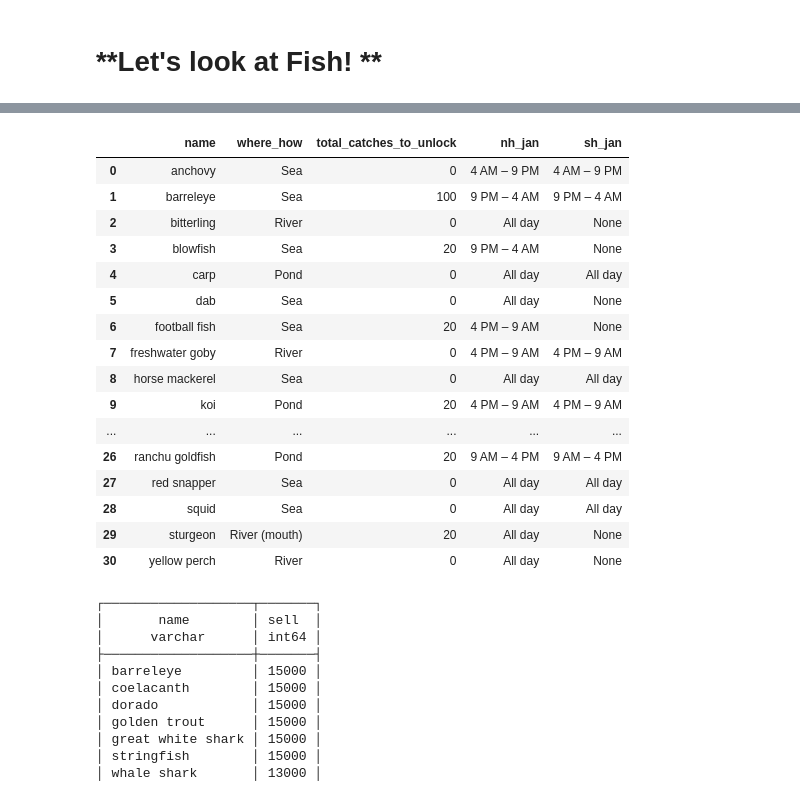
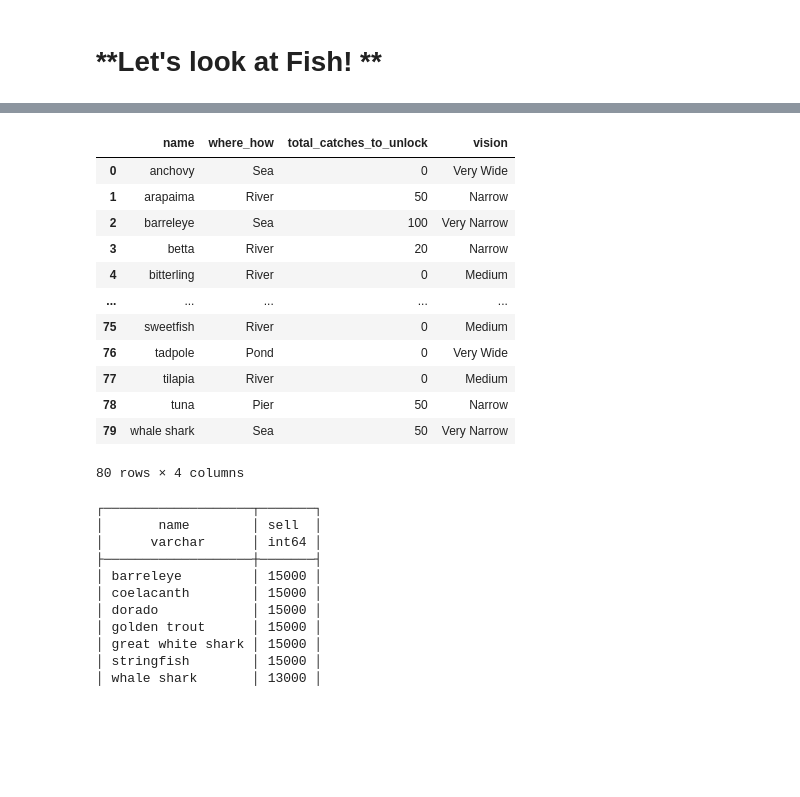
Before and after one commit to kiera-dev/ACNH_Colab_SQL, a Jupyter notebook: ACNH_Data.ipynb, the cells around one changed output, grey strips where cells are left out. Cells and saved outputs as stored; diff of their text form; code cells hidden in the pictures; blank space fills up the shorter version.

```diff
--- a/ACNH_Data.ipynb
+++ b/ACNH_Data.ipynb
@@ -923,31 +923,26 @@ max               71.0  5254.000000
 # %%
 duckdb.sql("""
 SELECT
   DISTINCT name,
   where_how,
   total_catches_to_unlock,
-  nh_jan,
-  sh_jan
+  vision,
 FROM fish_df
-WHERE nh_jan <> 'NULL'""").df()
+""").df()
 # %% [output]
-|  | name | where_how | total_catches_to_unlock | nh_jan | sh_jan |
-| 0 | anchovy | Sea | 0 | 4 AM – 9 PM | 4 AM – 9 PM |
-| 1 | barreleye | Sea | 100 | 9 PM – 4 AM | 9 PM – 4 AM |
-| 2 | bitterling | River | 0 | All day | None |
-| 3 | blowfish | Sea | 20 | 9 PM – 4 AM | None |
-| 4 | carp | Pond | 0 | All day | All day |
-| 5 | dab | Sea | 0 | All day | None |
-| 6 | football fish | Sea | 20 | 4 PM – 9 AM | None |
-| 7 | freshwater goby | River | 0 | 4 PM – 9 AM | 4 PM – 9 AM |
-| 8 | horse mackerel | Sea | 0 | All day | All day |
-| 9 | koi | Pond | 20 | 4 PM – 9 AM | 4 PM – 9 AM |
-| ... | ... | ... | ... | ... | ... |
-| 26 | ranchu goldfish | Pond | 20 | 9 AM – 4 PM | 9 AM – 4 PM |
-| 27 | red snapper | Sea | 0 | All day | All day |
-| 28 | squid | Sea | 0 | All day | All day |
-| 29 | sturgeon | River (mouth) | 20 | All day | None |
-| 30 | yellow perch | River | 0 | All day | None |
+|  | name | where_how | total_catches_to_unlock | vision |
+| 0 | anchovy | Sea | 0 | Very Wide |
+| 1 | arapaima | River | 50 | Narrow |
+| 2 | barreleye | Sea | 100 | Very Narrow |
+| 3 | betta | River | 20 | Narrow |
+| 4 | bitterling | River | 0 | Medium |
+| ... | ... | ... | ... | ... |
+| 75 | sweetfish | River | 0 | Medium |
+| 76 | tadpole | Pond | 0 | Very Wide |
+| 77 | tilapia | River | 0 | Medium |
+| 78 | tuna | Pier | 50 | Narrow |
+| 79 | whale shark | Sea | 50 | Very Narrow |
+80 rows × 4 columns
 # %%
 duckdb.sql("""
 SELECT
```
Also changed, not shown: parts of 9 cells of this notebook.
